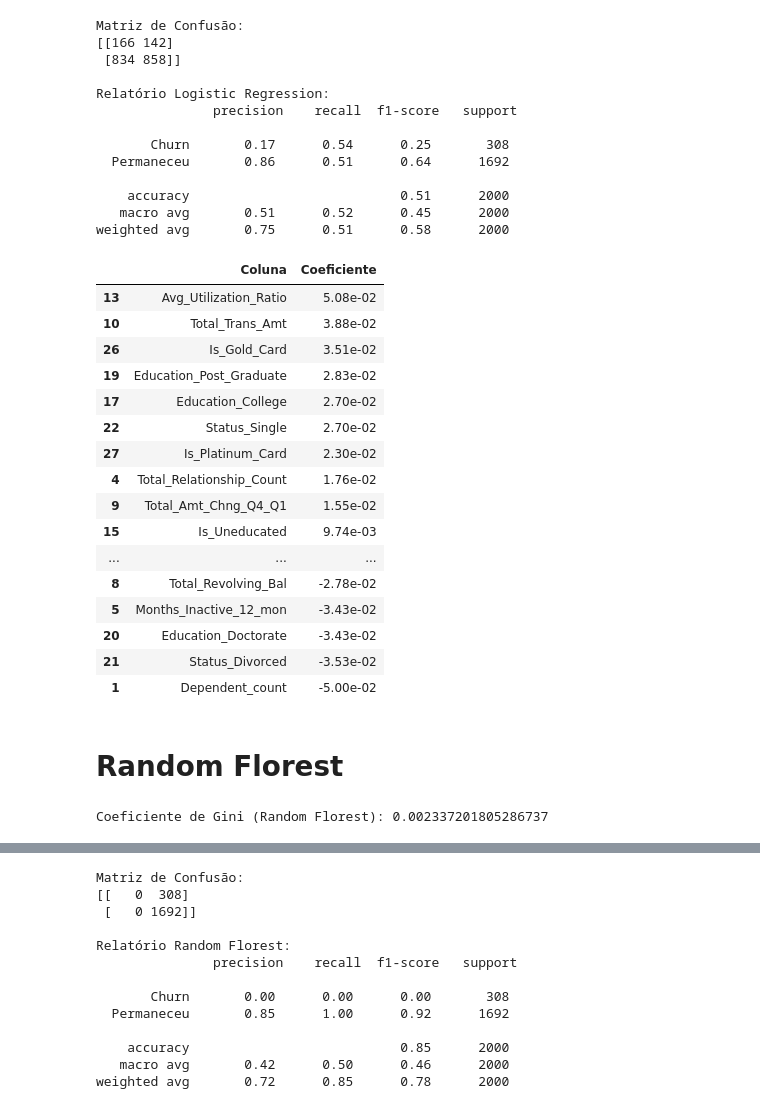
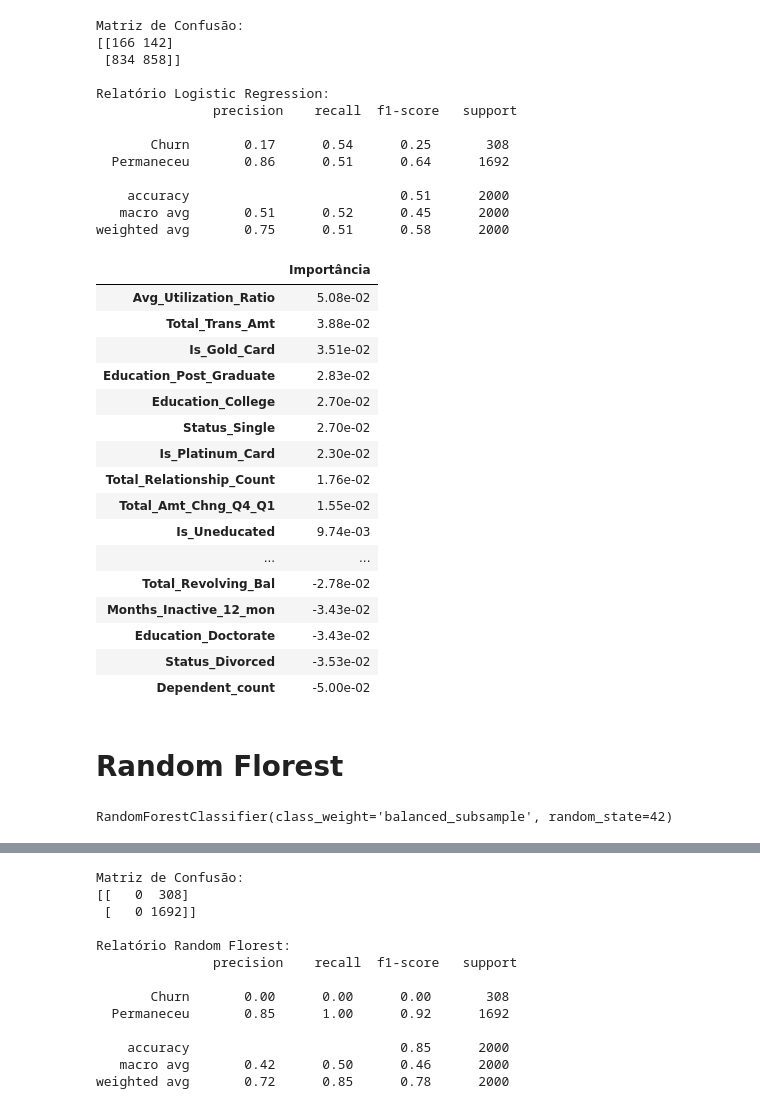
Before and after one commit to rpf991/Previsao_Churning_Clientes_Credito, a Jupyter notebook: notebooks/data_analysis.ipynb, the cells around one changed output, grey strips where cells are left out. Drawn from its saved outputs; the diff is of its cells as text; code cells hidden in the pictures.

Commit message:
ajuste_predict

```diff
--- a/notebooks/data_analysis.ipynb
+++ b/notebooks/data_analysis.ipynb
@@ -202,14 +202,14 @@ Conlusões
 * A coluna CLIENTNUM será removida pois apresenta valores repetidos,
   e então atrapalhando na classificação dos dados
 # %%
-df_base_credit = df_base_credit.drop(columns=['CLIENTNUM', 'Gender', 'Marital_Status',
+df_credit_clean = df_base_credit.drop(columns=['CLIENTNUM', 'Gender', 'Marital_Status',
                                               'Card_Category', 'Is_Female',
                                               'Avg_Open_To_Buy', 'Education_Level'])
 # %% [markdown]
 Definição das variáveis de treino e teste
 # %%
-X = df_base_credit.drop(columns=['Attrition_Flag'], axis=1)
-y = df_base_credit['Attrition_Flag']
+X = df_credit_clean.drop(columns=['Attrition_Flag'], axis=1)
+y = df_credit_clean['Attrition_Flag']
 
 # Será dividido os dados dos eixos x e y em 80% de treino e 20% de teste
 # stratify -> variável alvo
@@ -275,51 +278,40 @@ weighted avg       0.75      0.51      0.58      2000
 # %%
 # Análise de quais colunas estão afetando o Modelo
 
-pd.DataFrame({
-    'Coluna': X_train.columns,
-    'Coeficiente': logistic_regression.coef_[0]
-}).sort_values(by='Coeficiente', ascending=False)
+df_importancia = pd.DataFrame({
+    'Importância': logistic_regression.coef_[0]
+    }, index=X_train.columns
+).sort_values(by='Importância', ascending=False)
+
+df_importancia
 # %% [output]
-|  | Coluna | Coeficiente |
-| 13 | Avg_Utilization_Ratio | 5.08e-02 |
-| 10 | Total_Trans_Amt | 3.88e-02 |
-| 26 | Is_Gold_Card | 3.51e-02 |
-| 19 | Education_Post_Graduate | 2.83e-02 |
-| 17 | Education_College | 2.70e-02 |
-| 22 | Status_Single | 2.70e-02 |
-| 27 | Is_Platinum_Card | 2.30e-02 |
-| 4 | Total_Relationship_Count | 1.76e-02 |
-| 9 | Total_Amt_Chng_Q4_Q1 | 1.55e-02 |
-| 15 | Is_Uneducated | 9.74e-03 |
-| ... | ... | ... |
-| 8 | Total_Revolving_Bal | -2.78e-02 |
-| 5 | Months_Inactive_12_mon | -3.43e-02 |
-| 20 | Education_Doctorate | -3.43e-02 |
-| 21 | Status_Divorced | -3.53e-02 |
-| 1 | Dependent_count | -5.00e-02 |
+|  | Importância |
+| Avg_Utilization_Ratio | 5.08e-02 |
+| Total_Trans_Amt | 3.88e-02 |
+| Is_Gold_Card | 3.51e-02 |
+| Education_Post_Graduate | 2.83e-02 |
+| Education_College | 2.70e-02 |
+| Status_Single | 2.70e-02 |
+| Is_Platinum_Card | 2.30e-02 |
+| Total_Relationship_Count | 1.76e-02 |
+| Total_Amt_Chng_Q4_Q1 | 1.55e-02 |
+| Is_Uneducated | 9.74e-03 |
+| ... | ... |
+| Total_Revolving_Bal | -2.78e-02 |
+| Months_Inactive_12_mon | -3.43e-02 |
+| Education_Doctorate | -3.43e-02 |
+| Status_Divorced | -3.53e-02 |
+| Dependent_count | -5.00e-02 |
 # %% [markdown]
 # Random Florest
 # %%
 # Modelo Random Florest
 
 # criação do modelo
-random_florest = RandomForestClassifier(class_weight='balanced', random_state=42)
+random_florest = RandomForestClassifier(class_weight='balanced_subsample', random_state=42)
 # class_weight: Balanceamento de pesos
 
 # treinar o modelo
 random_florest.fit(X_train, Y_train)
+# %% [output]
+RandomForestClassifier(class_weight='balanced_subsample', random_state=42)
-# %%
-# Obtenção de Probabilidades (importante para o Gini),
-# Será pego a probabilidade de Churn (classe 1)
-prob_rf = random_florest.predict_proba(X_test)[:, 1]
-
-
-# Coeficiente de Gini
-# caso o coeficiente esteja menor que 0 quer dizer que o modelo está invertendo previsões
-# se for 0 o modelo é aleatiro, se for 1 o modelo é perfeito
-
-gini_rf = gini_coeficient(Y_test, prob_rf)
-
-print(f'Coeficiente de Gini (Random Florest): {gini_rf}')
-# %% [output]
-Coeficiente de Gini (Random Florest): 0.002337201805286737
```
Also changed, not shown: parts of 7 cells of this notebook.
